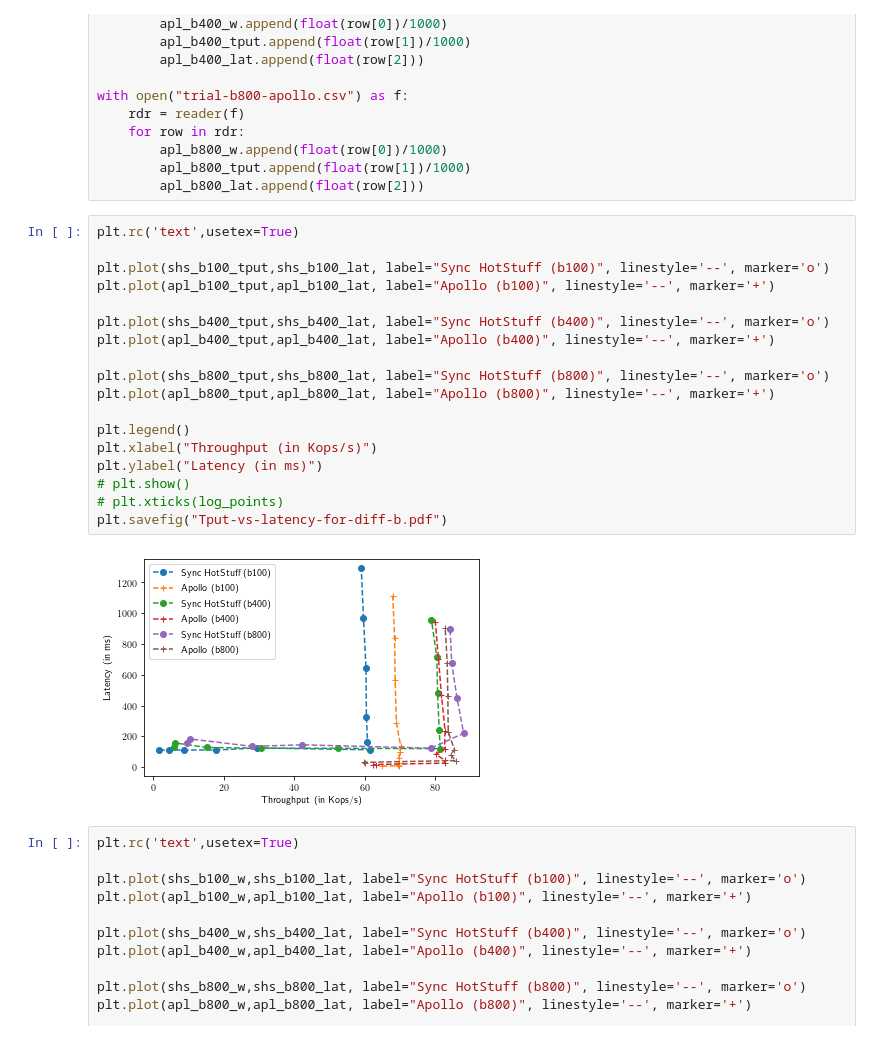
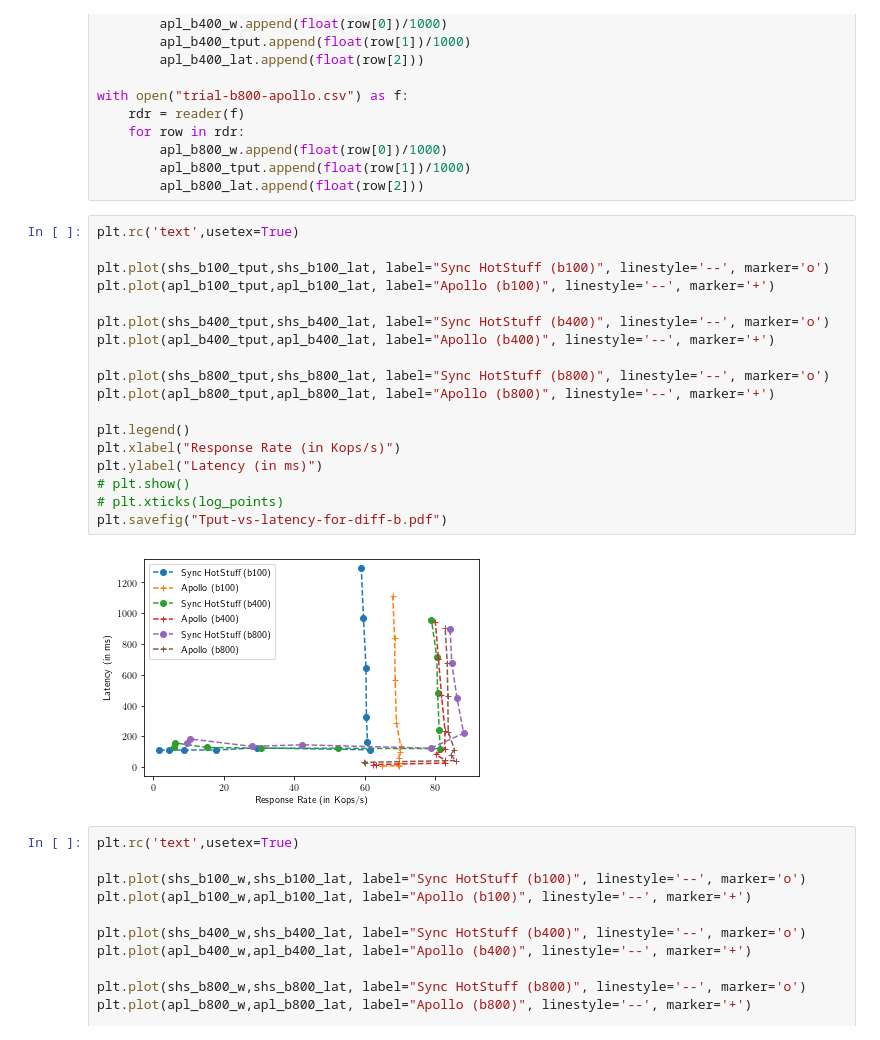
Before and after one commit to libdist-rs/libchatter-rs, a Jupyter notebook: scripts/throughput-vs-latency/vary-b/plot-exp.ipynb, the cells around one changed output. Drawn from its saved outputs; the diff is of its cells as text.

```diff
--- a/scripts/throughput-vs-latency/vary-b/plot-exp.ipynb
+++ b/scripts/throughput-vs-latency/vary-b/plot-exp.ipynb
@@ -71,23 +71,23 @@ with open("trial-b800-apollo.csv") as f:
 # %%
 plt.rc('text',usetex=True)
 
 plt.plot(shs_b100_tput,shs_b100_lat, label="Sync HotStuff (b100)", linestyle='--', marker='o')
 plt.plot(apl_b100_tput,apl_b100_lat, label="Apollo (b100)", linestyle='--', marker='+')
 
 plt.plot(shs_b400_tput,shs_b400_lat, label="Sync HotStuff (b400)", linestyle='--', marker='o')
 plt.plot(apl_b400_tput,apl_b400_lat, label="Apollo (b400)", linestyle='--', marker='+')
 
 plt.plot(shs_b800_tput,shs_b800_lat, label="Sync HotStuff (b800)", linestyle='--', marker='o')
 plt.plot(apl_b800_tput,apl_b800_lat, label="Apollo (b800)", linestyle='--', marker='+')
 
 plt.legend()
-plt.xlabel("Throughput (in Kops/s)")
+plt.xlabel("Response Rate (in Kops/s)")
 plt.ylabel("Latency (in ms)")
 # plt.show()
 # plt.xticks(log_points)
 plt.savefig("Tput-vs-latency-for-diff-b.pdf")
 # %% [output]
-[figure, old version]
+[figure, new version]
 # %%
 plt.rc('text',usetex=True)
 
```
Also changed, not shown: parts of 1 cell of this notebook, 53 other files.
